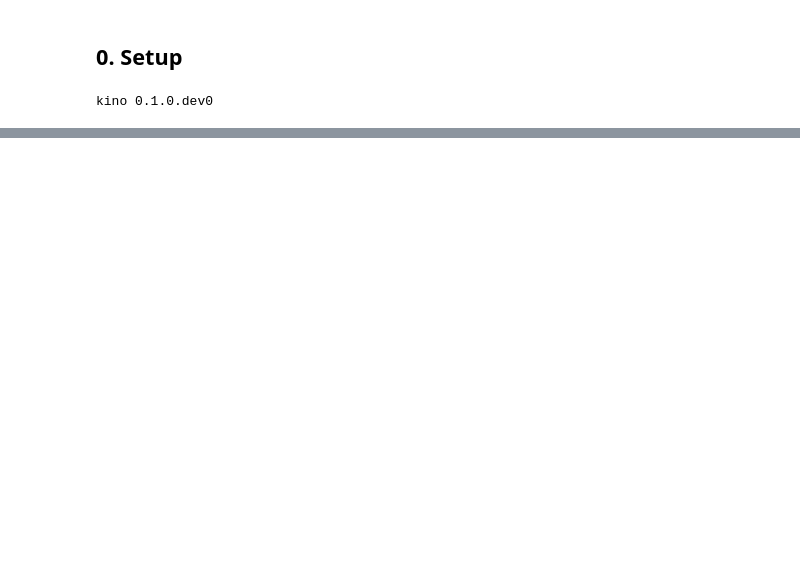
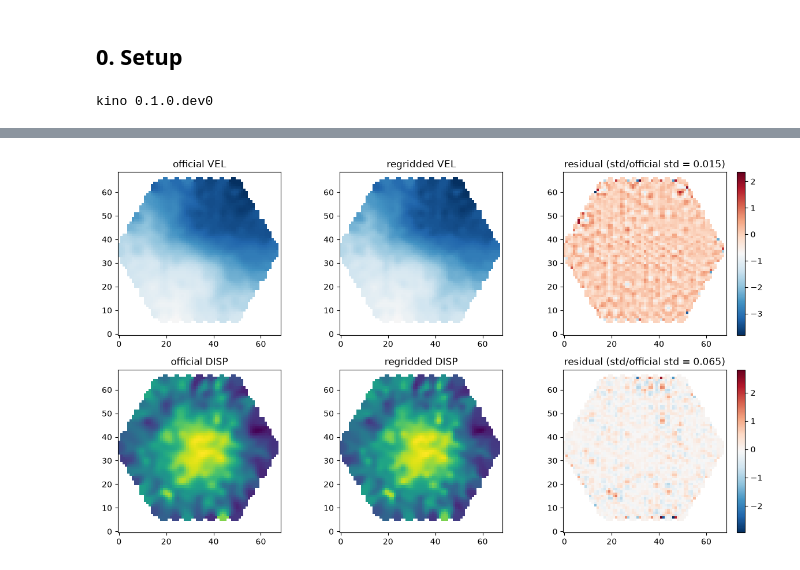
Before and after one commit to andrevitorelli/KINO, a Jupyter notebook: notebooks/06_mangia_datacube_demo.ipynb, the cells around one changed output, grey strips where cells are left out. Drawn from its saved outputs; the diff is of its cells as text; code cells hidden in the pictures; blank space fills up the shorter version.

```diff
--- a/notebooks/06_mangia_datacube_demo.ipynb
+++ b/notebooks/06_mangia_datacube_demo.ipynb
@@ -265,0 +186,51 @@ expected today: fixture 'mangia_regular_faceon' has no confirmed download URL ye
+# %%
+def validate_pair(rss_path, maps_path):
+    maps = read_mangia_maps(maps_path)
+    rss = read_mangia_rss(rss_path)
+    ny, nx = maps.maps["VEL"].shape
+    out = {}
+    for name in ("VEL", "DISP"):
+        regridded = regrid_fibers_to_grid(
+            rss.x_fiber,
+            rss.y_fiber,
+            rss.fiber_maps[name],
+            pixel_scale=maps.pixel_scale,
+            nx=nx,
+            ny=ny,
+            kernel_fwhm=rss.psf_fwhm,
+        )
+        official = maps.maps[name]
+        in_fov = official != 0.0
+        resid = regridded[in_fov] - official[in_fov]
+        scale = np.std(official[in_fov])
+        ratio = float(np.std(resid) / scale) if scale > 0 else np.nan
+        out[name] = (regridded, official, in_fov, ratio)
+    return out
+
+
+result = validate_pair(rss_path, maps_path)
+fig, axes = plt.subplots(2, 3, figsize=(12, 7))
+for row, name in enumerate(("VEL", "DISP")):
+    regridded, official, in_fov, ratio = result[name]
+    # regrid_fibers_to_grid has no fibre-bundle footprint mask -- it
+    # extrapolates (increasingly unreliably) outside real fibre coverage,
+    # so mask display to the official map's own footprint, matching the
+    # comparison the quoted ratio is actually computed over.
+    regridded_masked = np.where(in_fov, regridded, np.nan)
+    official_masked = np.where(in_fov, official, np.nan)
+    vmax = np.nanmax(np.abs(official_masked))
+    if name == "VEL":
+        kw = dict(origin="lower", cmap="RdBu_r", vmin=-vmax, vmax=vmax)
+    else:
+        kw = dict(origin="lower", cmap="viridis")
+    axes[row, 0].imshow(official_masked, **kw)
+    axes[row, 0].set_title(f"official {name}")
+    axes[row, 1].imshow(regridded_masked, **kw)
+    axes[row, 1].set_title(f"regridded {name}")
+    resid_masked = np.where(in_fov, regridded - official, np.nan)
+    im = axes[row, 2].imshow(resid_masked, origin="lower", cmap="RdBu_r")
+    axes[row, 2].set_title(f"residual (std/official std = {ratio:.3f})")
+    fig.colorbar(im, ax=axes[row, 2], fraction=0.046)
+fig.tight_layout()
+# %% [output]
+[figure, added]
```
Also changed, not shown: parts of 27 cells of this notebook, 10 other files.
